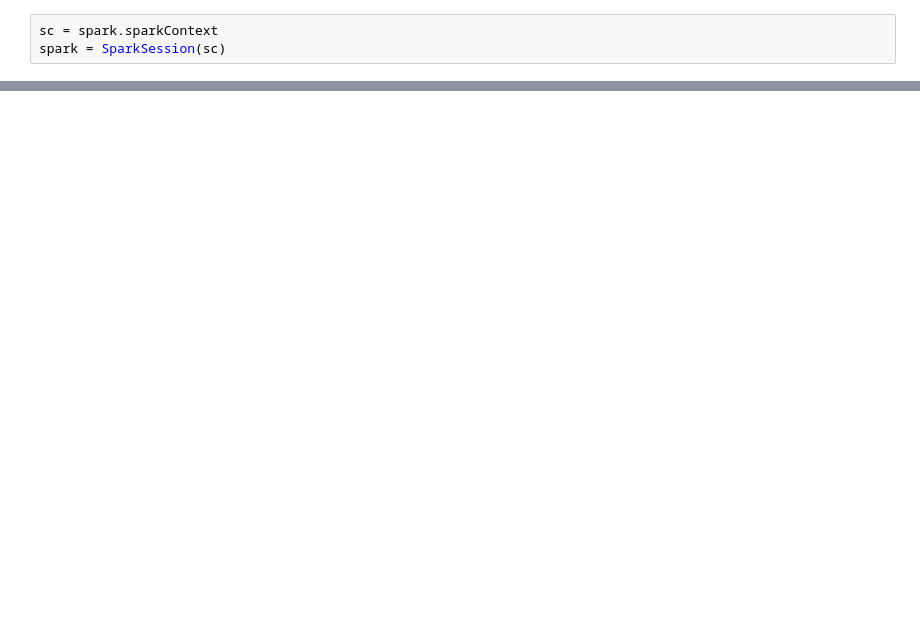
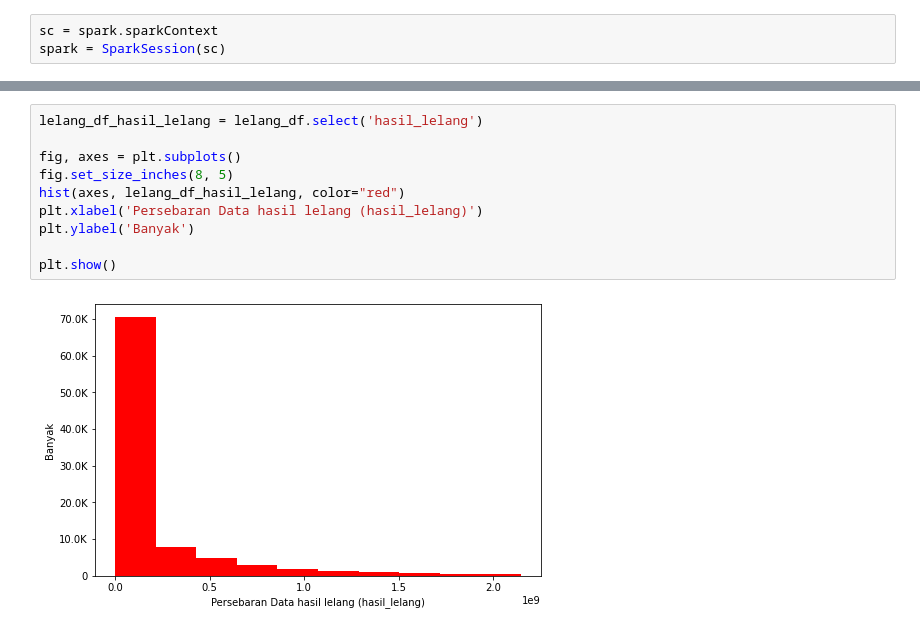
Before and after one commit to ZainAhmadTaufik/TBigData, a Jupyter notebook: 1800018169.ipynb, the cells around one changed output, grey strips where cells are left out. Drawn from its saved outputs; the diff is of its cells as text; blank space fills up the shorter version.

```diff
--- a/1800018169.ipynb
+++ b/1800018169.ipynb
@@ -48,0 +181,12 @@ Pertama kita cek jumlah total data lelang yang ada pada dataset lelang-id-2017-2
+# %%
+lelang_df_hasil_lelang = lelang_df.select('hasil_lelang')
+
+fig, axes = plt.subplots()
+fig.set_size_inches(8, 5)
+hist(axes, lelang_df_hasil_lelang, color="red")
+plt.xlabel('Persebaran Data hasil lelang (hasil_lelang)')
+plt.ylabel('Banyak')
+
+plt.show()
+# %% [output]
+[figure, added]
```
Also changed, not shown: parts of 30 cells of this notebook.
